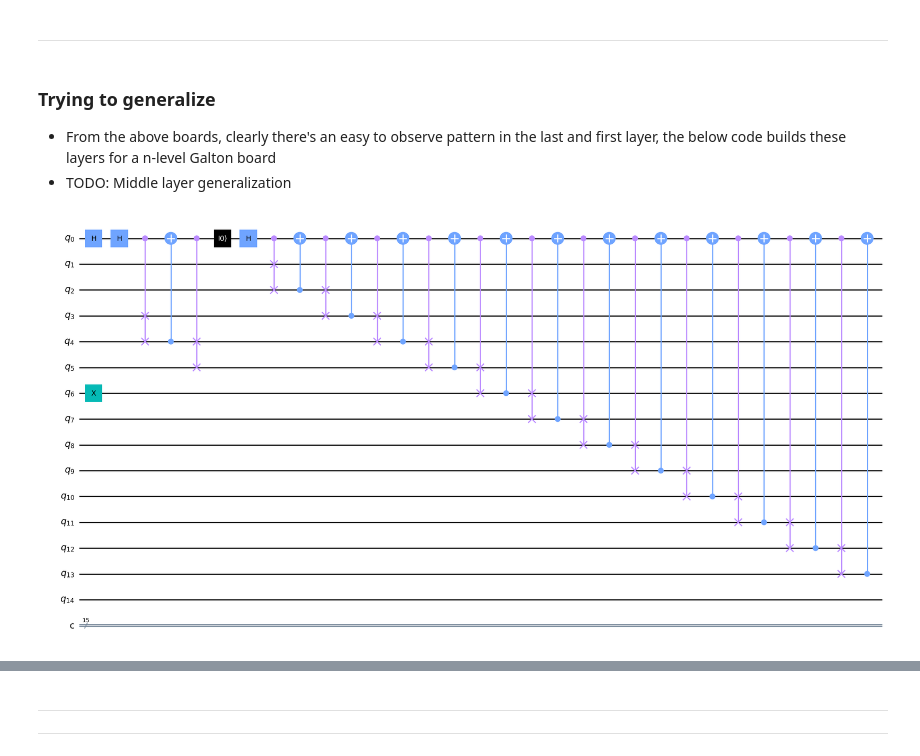
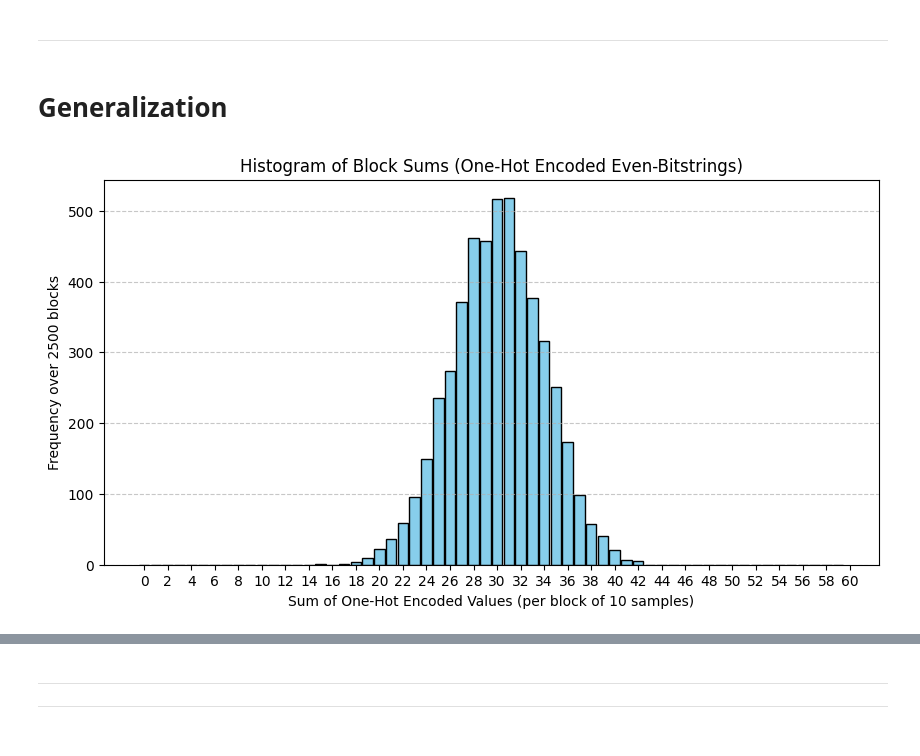
Before and after one commit to virajd98/Q-Plinkers, a Jupyter notebook: WorkingFile.ipynb, the cells around one changed output, grey strips where cells are left out. Saved outputs shown, nothing was run; the diff lists cells and outputs as text; code cells hidden in the pictures.

```diff
--- a/WorkingFile.ipynb
+++ b/WorkingFile.ipynb
@@ -236,48 +282,5 @@ Measurement results (bitstrings):
 ____
 # %% [markdown]
 _____
-# %% [markdown]
-### Trying to generalize
-
-- From the above boards, clearly there's an easy to observe pattern in the last and first layer, the below code builds these layers for a n-level Galton board
-- TODO: Middle layer generalization
-# %%
-def quantum_galton_board(levels):
-    if levels < 1:
-        raise ValueError("Number of levels must be at least 1")
-
-    num_pegs = (levels * (levels + 1)) // 2
-    q = QuantumRegister(num_pegs, 'q') # this is based on 4 level QGB
-    c = ClassicalRegister(num_pegs, 'c')
-    qc = QuantumCircuit(q, c)
-
-    qc.h(q[0])
-
-    # First layer
-    qc.x(q[levels+1])
-    qc.h(q[0])
-    qc.cswap(q[0], q[levels-2], q[levels-1])
-    qc.cx(q[levels-1], q[0])
-    qc.cswap(q[0], q[levels-1], q[levels])
-
-    # middle layers need to be generalized
-
-    #Last layer (total pegs: levels+1 )
-    qc.reset(q[0])
-    qc.h(q[0])
-    i = 0
-    while i < num_pegs - 3:
-        qc.cswap(q[0], q[i+1], q[i+2])
-        qc.cx(q[i+2], q[0])
-        qc.cswap(q[0], q[i+2], q[i+3])
-        if i+4 < num_pegs:
-            qc.cx(q[i+3], q[0])
-        i += 2
-
-    return qc
-
-qc= quantum_galton_board(5)
-qc.draw(output='mpl', style='clifford', fold=-1)
-plt.show()
-# %% [output]
-[figure, removed]
+# %% [markdown]
+# Generalization
@@ -283,0 +416,21 @@ plt.show()
+# %%
+qc = galton_box_shifted(6, HGate(), draw=False)
+backend = Aer.get_backend('qasm_simulator')
+compiled = transpile(qc, backend)
+job = backend.run(compiled, shots=50000, memory=True)
+memory_counts = job.result().get_memory()  # to get the list of 20000 bitstrings in order of experiments/shots
+
+block_size = 10  # Block size for summation
+even_bitstrings, block_sums, bin_size = post_process_histogram(memory_counts, block_size)
+
+# Block sums histogram
+plt.figure(figsize=(10, 5))
+plt.hist(block_sums, bins=range(0, bin_size), align='left', rwidth=0.9, color='skyblue', edgecolor='black')
+plt.xticks(range(0, bin_size, 2))  # Adjust x-ticks for better readability
+plt.xlabel("Sum of One-Hot Encoded Values (per block of {} samples)".format(block_size))
+plt.ylabel("Frequency over 2500 blocks")
+plt.title("Histogram of Block Sums (One-Hot Encoded Even-Bitstrings)")
+plt.grid(axis='y', linestyle='--', alpha=0.7)
+plt.show()
+# %% [output]
+[figure, added]
```
Also changed, not shown: parts of 27 cells of this notebook.
